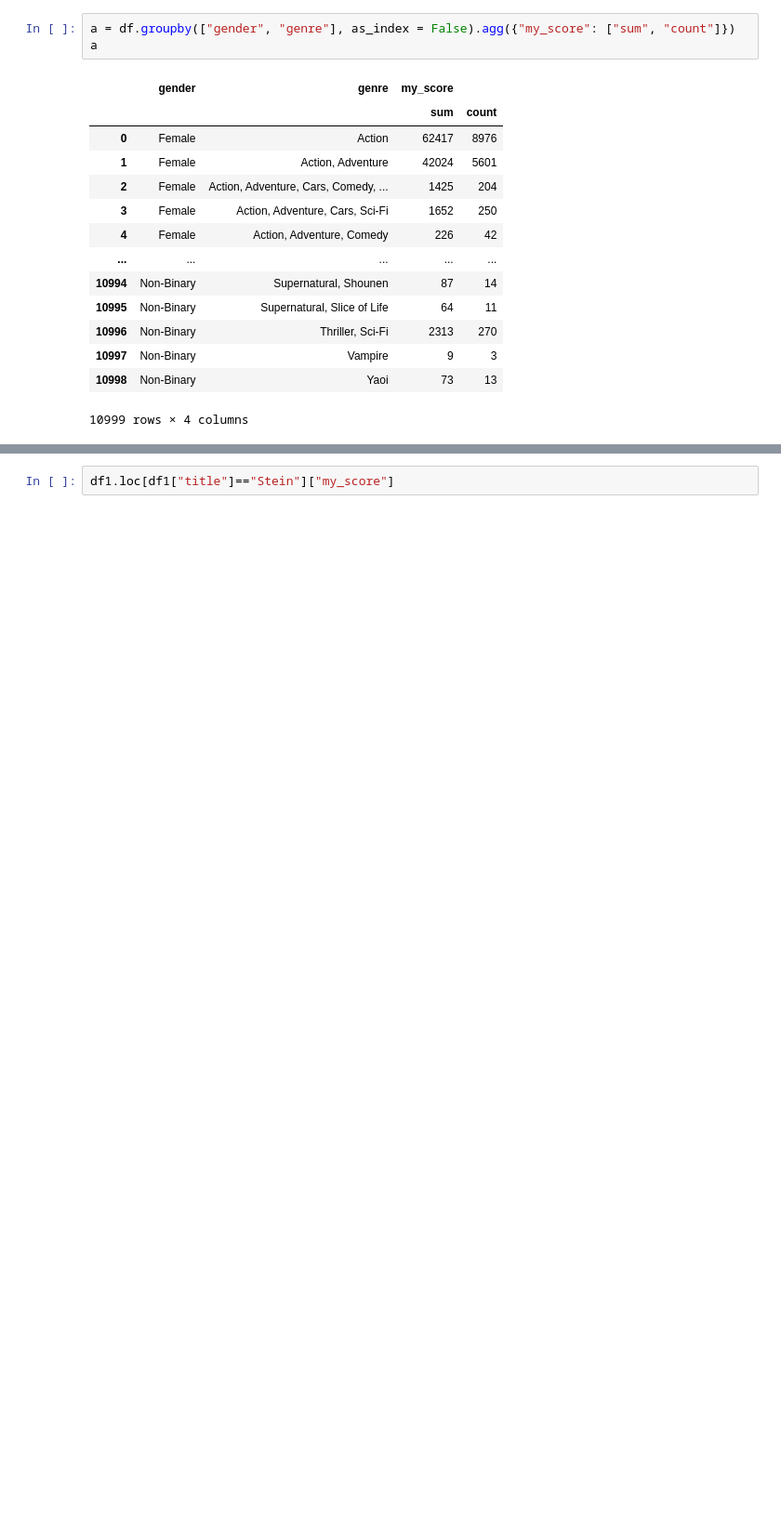
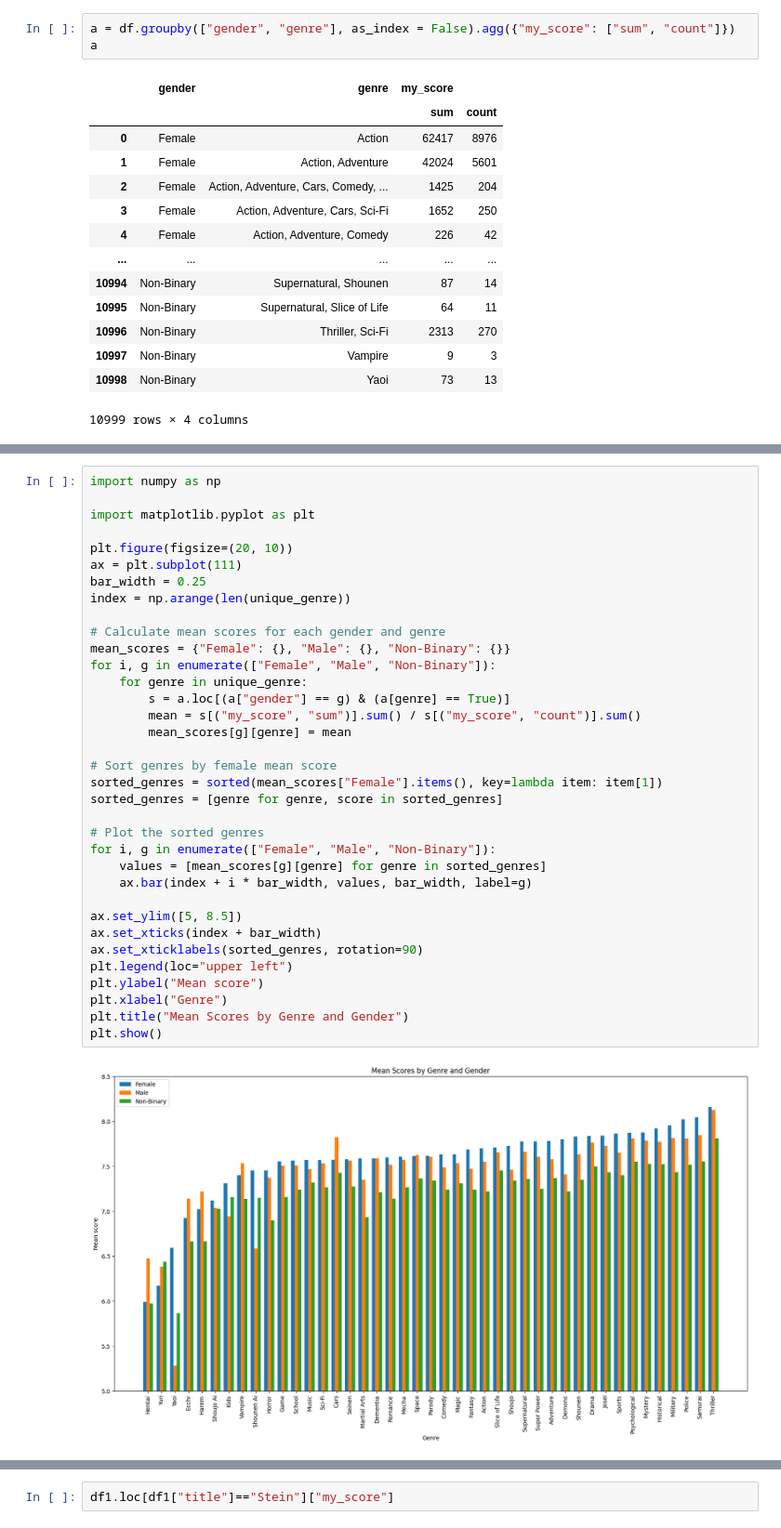
Before and after one commit to Rxsengxn/examine-anime-dataset, a Jupyter notebook: selge.ipynb, the cells around one changed output, grey strips where cells are left out. Shown: that part at 93% size. Drawn from its saved outputs; the diff is of its cells as text; blank space fills up the shorter version.

```diff
--- a/selge.ipynb
+++ b/selge.ipynb
@@ -152,3 +118,40 @@ TypeError: unsupported operand type(s) for -: 'list' and 'int'
+# %%
+import numpy as np
+
+import matplotlib.pyplot as plt
+
+plt.figure(figsize=(20, 10))
+ax = plt.subplot(111)
+bar_width = 0.25
+index = np.arange(len(unique_genre))
+
+# Calculate mean scores for each gender and genre
+mean_scores = {"Female": {}, "Male": {}, "Non-Binary": {}}
+for i, g in enumerate(["Female", "Male", "Non-Binary"]):
+    for genre in unique_genre:
+        s = a.loc[(a["gender"] == g) & (a[genre] == True)]
+        mean = s[("my_score", "sum")].sum() / s[("my_score", "count")].sum()
+        mean_scores[g][genre] = mean
+
+# Sort genres by female mean score
+sorted_genres = sorted(mean_scores["Female"].items(), key=lambda item: item[1])
+sorted_genres = [genre for genre, score in sorted_genres]
+
+# Plot the sorted genres
+for i, g in enumerate(["Female", "Male", "Non-Binary"]):
+    values = [mean_scores[g][genre] for genre in sorted_genres]
+    ax.bar(index + i * bar_width, values, bar_width, label=g)
+
+ax.set_ylim([5, 8.5])
+ax.set_xticks(index + bar_width)
+ax.set_xticklabels(sorted_genres, rotation=90)
+plt.legend(loc="upper left")
+plt.ylabel("Mean score")
+plt.xlabel("Genre")
+plt.title("Mean Scores by Genre and Gender")
+plt.show()
+# %% [output]
+[figure, added]
 # %%
 #Check if there are mismatches among the same anime. Takes forever to run.(7700k 7:40 min)
 #for title in df1["title"].unique():
```
Also changed, not shown: parts of 14 cells of this notebook.
